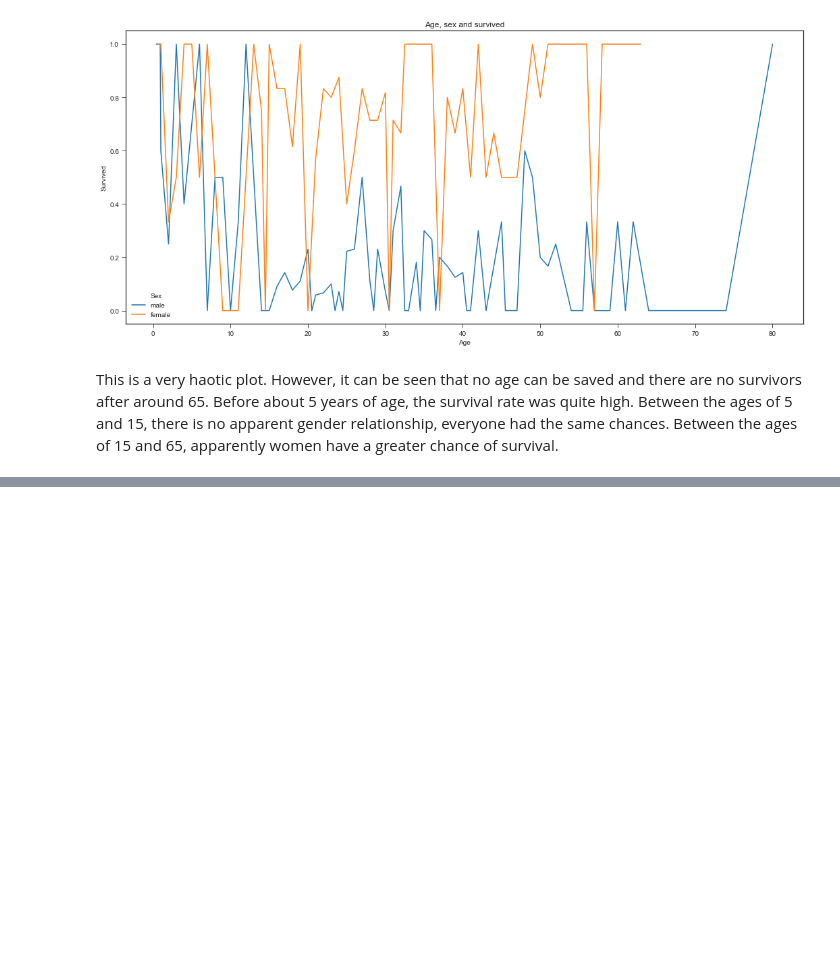
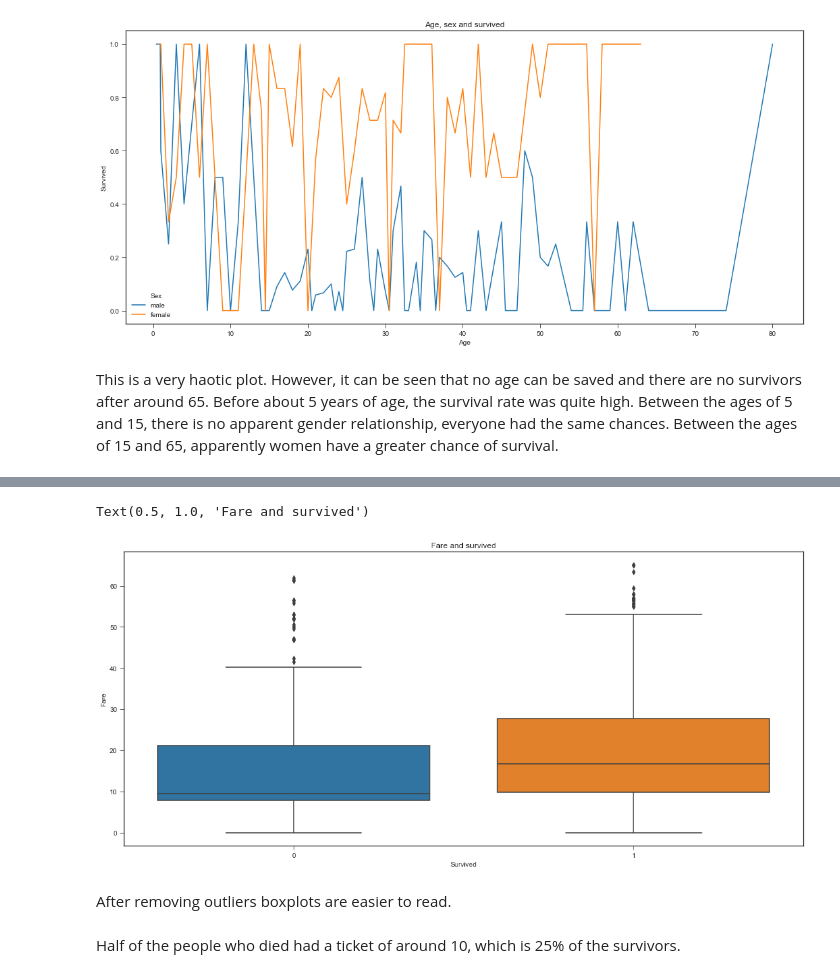
Before and after one commit to agomolka/KaggleTitanicCompetition, a Jupyter notebook: titanic_compete.ipynb, the cells around one changed output, grey strips where cells are left out. Cells and saved outputs as stored; diff of their text form; code cells hidden in the pictures; blank space fills up the shorter version.

```diff
--- a/titanic_compete.ipynb
+++ b/titanic_compete.ipynb
@@ -123,0 +149,21 @@ This is a very haotic plot. However, it can be seen that no age can be saved and
+# %%
+df3 = pd.read_csv("train.csv")
+
+Q1 = df3['Fare'].quantile(0.25)
+Q3 = df3['Fare'].quantile(0.75)
+IQR = Q3-Q1
+fence_low  = Q1-1.5*IQR
+fence_high = Q3+1.5*IQR
+mask = (df3['Fare'] > fence_high) | (df3['Fare'] < fence_low)
+df3.loc[mask, 'Fare'] = np.nan
+
+fig, axs = plt.subplots(figsize=(18,8))
+sns.boxplot(x='Survived', y='Fare', data=df3)
+plt.title("Fare and survived")
+# %% [output]
+Text(0.5, 1.0, 'Fare and survived')
+[figure, added]
+# %% [markdown]
+After removing outliers boxplots are easier to read.
+# %% [markdown]
+Half of the people who died had a ticket of around 10, which is 25% of the survivors.
```
Also changed, not shown: parts of 3 cells of this notebook.
